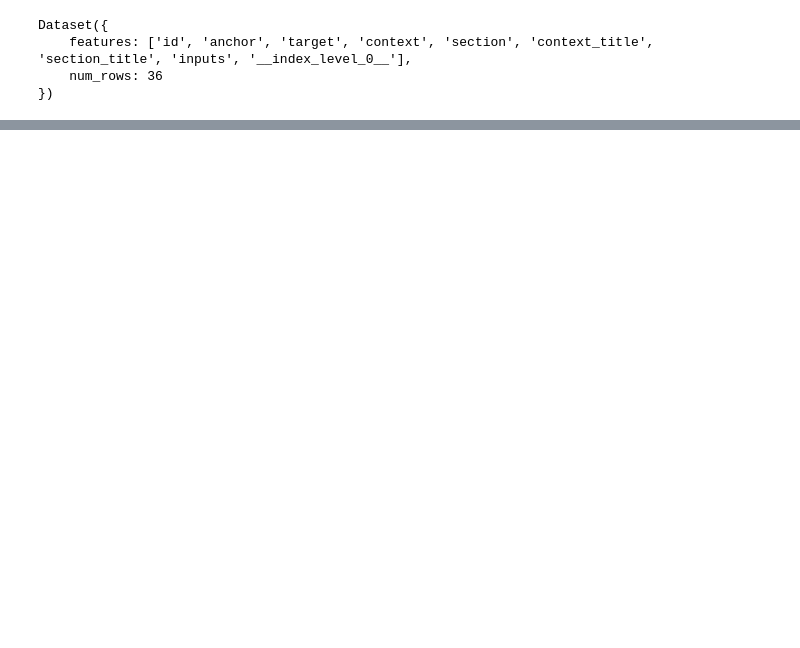
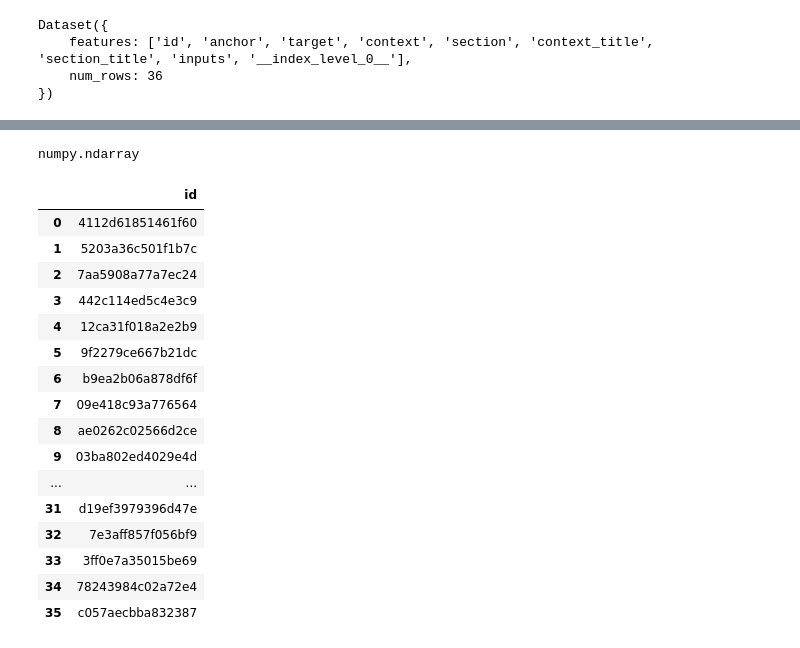
Before and after one commit to imaspol/U.S.-Patent-Phrase-to-Phrase-Matching-Competition, a Jupyter notebook: u-s-patent-phrase-deberta-v3-small.ipynb, the cells around one changed output, grey strips where cells are left out. Drawn from its saved outputs; the diff is of its cells as text; code cells hidden in the pictures; blank space fills up the shorter version.

```diff
--- a/u-s-patent-phrase-deberta-v3-small.ipynb
+++ b/u-s-patent-phrase-deberta-v3-small.ipynb
@@ -334,0 +335,6 @@ array([[ 0.45026702],
+# %%
+type(preds)
+# %% [output]
+numpy.ndarray
+# %%
+df_submission = pd.DataFrame()
@@ -334,0 +343,20 @@ array([[ 0.45026702],
+# %%
+df_submission
+# %% [output]
+|  | id |
+| 0 | 4112d61851461f60 |
+| 1 | 5203a36c501f1b7c |
+| 2 | 7aa5908a77a7ec24 |
+| 3 | 442c114ed5c4e3c9 |
+| 4 | 12ca31f018a2e2b9 |
+| 5 | 9f2279ce667b21dc |
+| 6 | b9ea2b06a878df6f |
+| 7 | 09e418c93a776564 |
+| 8 | ae0262c02566d2ce |
+| 9 | 03ba802ed4029e4d |
+| ... | ... |
+| 31 | d19ef3979396d47e |
+| 32 | 7e3aff857f056bf9 |
+| 33 | 3ff0e7a35015be69 |
+| 34 | 78243984c02a72e4 |
+| 35 | c057aecbba832387 |
```
Also changed, not shown: parts of 12 cells of this notebook.
